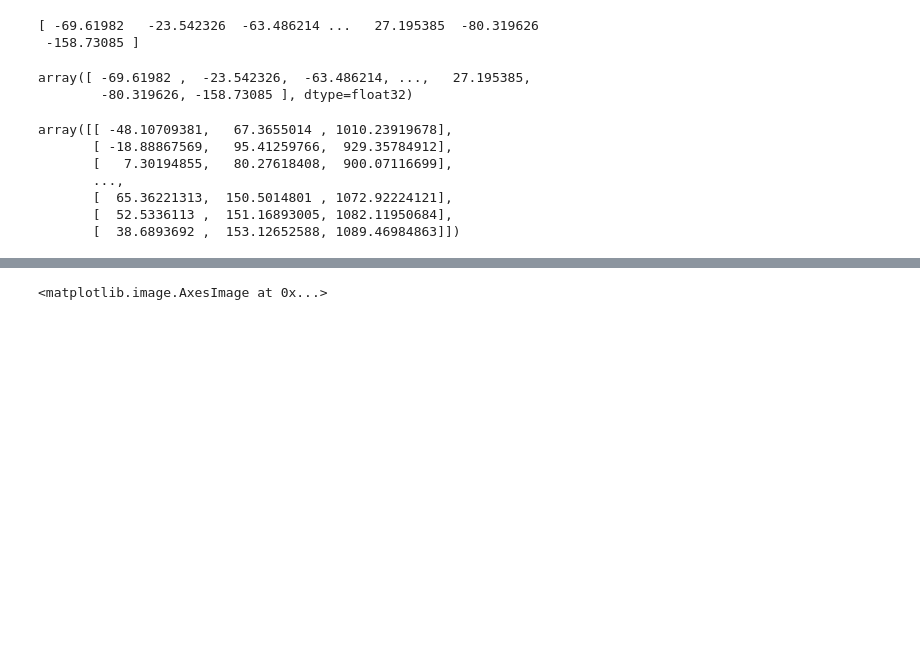
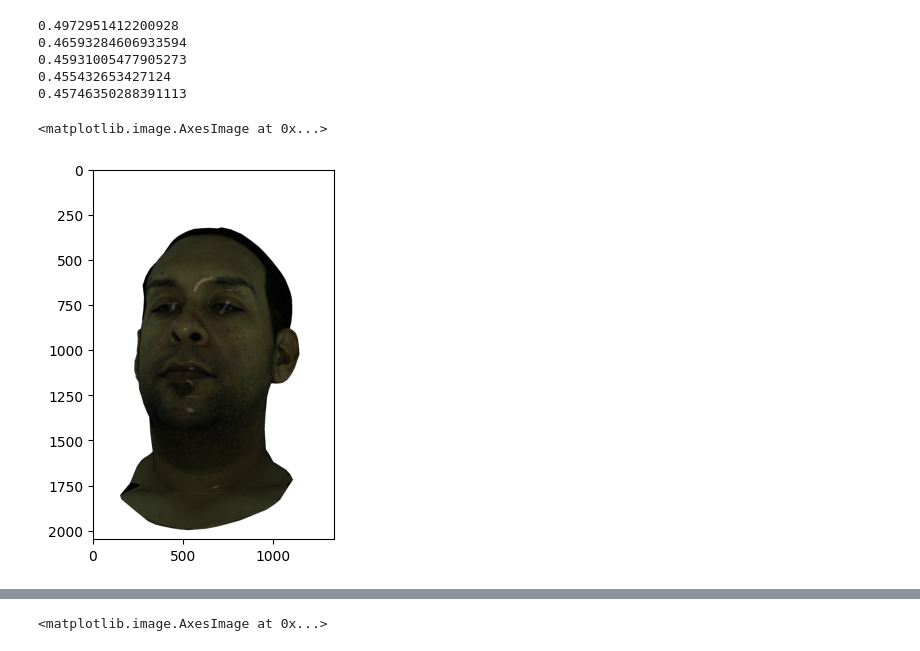
Before and after one commit to andy1213aa/tracked_mesh, a Jupyter notebook: code_testing.ipynb, the cells around one changed output, grey strips where cells are left out. Saved outputs shown, nothing was run; the diff lists cells and outputs as text; code cells hidden in the pictures; blank space fills up the shorter version.

```diff
--- a/code_testing.ipynb
+++ b/code_testing.ipynb
@@ -108,7 +128,2 @@ def parse(example_proto):
 # %%
 ds = readTFRECORD('../training_data/test.tfrecord', config)
-# %%
-n = 0
-for step, batch in enumerate(ds):
-    print(batch['ex'][0])
-    break
@@ -120,2 +129,0 @@ tf.Tensor(
-# %%
-verts, faces, aux = load_obj('../test_data/000220.obj')
@@ -134,2 +129,0 @@ pca.components_.shape
-# %%
-verts = pca.components_[159].reshape((7306, 3))
@@ -226,16 +129,0 @@ with open('test.obj', 'w') as w:
-# %%
-import numpy as np
-
-# 读取二进制文件
-with open('vert_mean.bin', 'rb') as f:
-    # 读取数据
-    data = f.read()
-
-# 解析数据
-vert_mean = np.frombuffer(data, dtype=np.float32)
-
-# 打印结果
-print(vert_mean)
-# %% [output]
-[ -69.61982   -23.542326  -63.486214 ...   27.195385  -80.319626
- -158.73085 ]
@@ -244,3 +202,39 @@ np.save('vert_mean.npy', vert_mean)
+# %%
+n = 0
+for step, batch in enumerate(ds):
+    start = time.time()
+    in_cam = batch['in_cam'].numpy()
+    focal = torch.Tensor(np.array([in_cam[:, 0, 0], in_cam[:, 1, 1]]).T)
+    princpt = torch.Tensor(np.array([in_cam[:, 0, 2], in_cam[:, 1, 2]]).T)
+
+    verts = torch.Tensor(batch['vtx'].numpy())
+    head_pose = torch.Tensor(batch['head_pose'].numpy())
+    ex_cam = torch.Tensor(batch['ex_cam'].numpy())
+    verts_uvs = torch.Tensor(batch['verts_uvs'].numpy())
+    faces_uvs = torch.Tensor(batch['faces_uvs'].numpy()).to(dtype=torch.int64)
+    verts_idx = torch.tensor(batch['verts_idx'].numpy()).to(dtype=torch.int64)
+    texture_image = torch.Tensor(batch['tex'].numpy()) / 255.0
+    # texture_image = torch.flip(texture_image, dims=[1])
+
+    images = rend.render(verts, faces_uvs, verts_uvs, verts_idx,texture_image, head_pose,
+                ex_cam, focal, princpt, 1334, 2048)
+    print(time.time()-start)
+# %% [output]
+0.4972951412200928
+0.46593284606933594
+0.45931005477905273
+0.455432653427124
+0.45746350288391113
+# %%
+img = 255*images[4].cpu().contiguous().numpy()
+img = img.astype('uint8')
+img = img[:, :, :3]
+cv2.imwrite('../test_data/test.png',cv2.cvtColor(img, cv2.COLOR_BGR2RGB))
+# img = cv2.rotate(img, cv2.ROTATE_180)
+plt.imshow(img)
+# %% [output]
+<matplotlib.image.AxesImage at 0x...>
+[figure, added]
 # %%
 import numpy as np
 
@@ -265,8 +259,3 @@ np.save('vert_var.npy', np.float32(vert_var))
 
 # # 打印结果
 # print(vert_var)
-# %%
-np.load('../training_data/6674443_vert_mean.npy')
-# %% [output]
-array([ -69.61982 ,  -23.542326,  -63.486214, ...,   27.195385,
-        -80.319626, -158.73085 ], dtype=float32)
@@ -306,10 +261,0 @@ neutral_mesh = load_obj('../training_data/000220.obj')
-# %%
-np.array(neutral_mesh[1])
-# %% [output]
-array([[ -48.10709381,   67.3655014 , 1010.23919678],
-       [ -18.88867569,   95.41259766,  929.35784912],
-       [   7.30194855,   80.27618408,  900.07116699],
-       ...,
-       [  65.36221313,  150.5014801 , 1072.92224121],
-       [  52.5336113 ,  151.16893005, 1082.11950684],
-       [  38.6893692 ,  153.12652588, 1089.46984863]])
```
Also changed, not shown: parts of 103 cells of this notebook, 2 other files.
